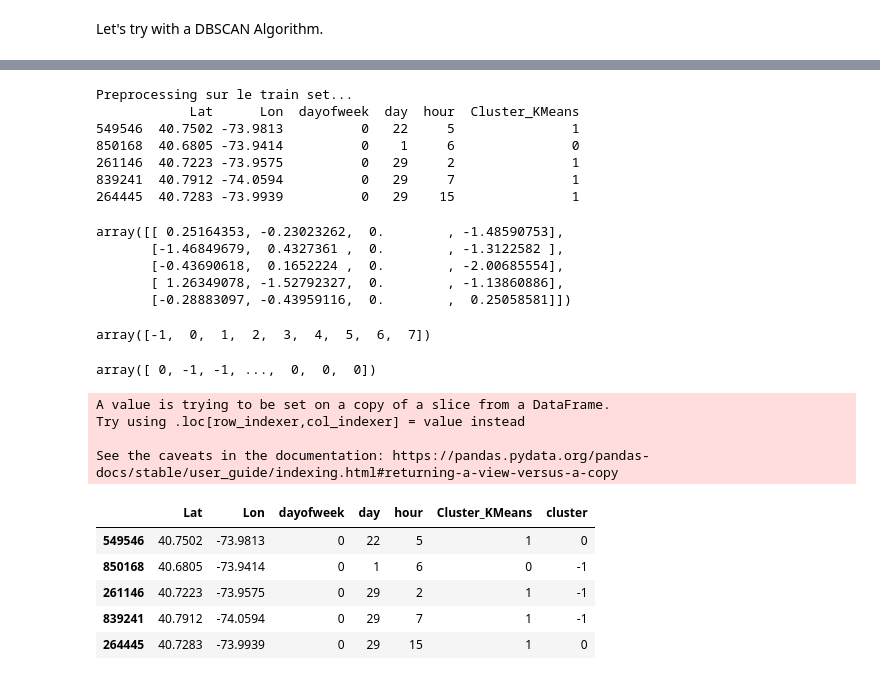
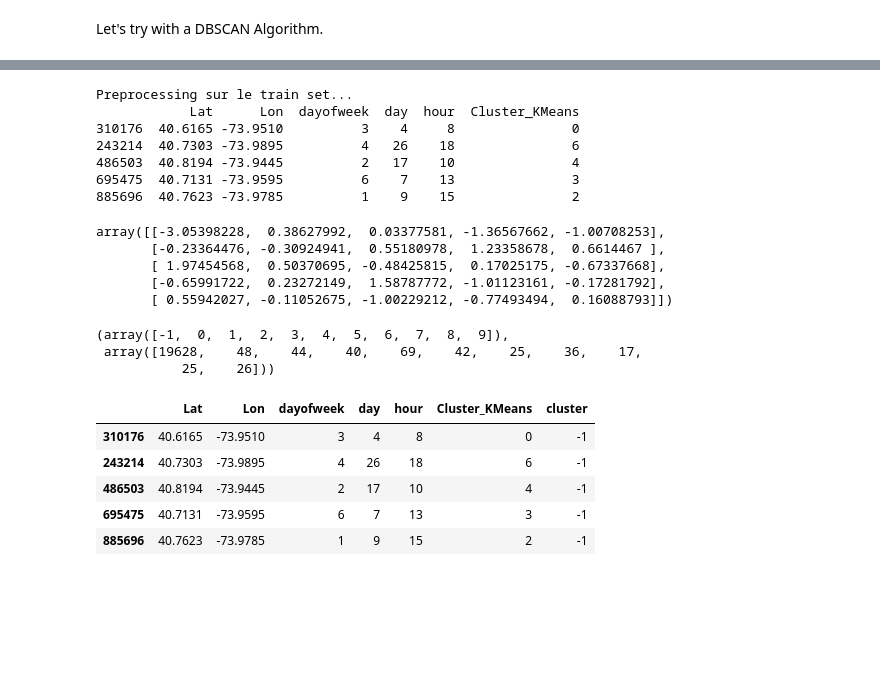
Before and after one commit to vchhauv/uber-pickups, a Jupyter notebook: uber-pickups.ipynb, the cells around one changed output, grey strips where cells are left out. Saved outputs shown, nothing was run; the diff lists cells and outputs as text; code cells hidden in the pictures; blank space fills up the shorter version.

```diff
--- a/uber-pickups.ipynb
+++ b/uber-pickups.ipynb
@@ -230,5 +200,5 @@ df_sample_0.head()
 # %%
-numeric_features = ["Lat", "Lon", "dayofweek", "hour"]
+numeric_features = ["Lat", "Lon", "dayofweek", "day", "hour"]
 
 numeric_transformer = Pipeline(steps=[
     ('scaler', StandardScaler())
@@ -240,44 +210,38 @@ preprocessor = ColumnTransformer(
 ])
 
 print("Preprocessing sur le train set...")
-print(df_sample_0.head())
-X = preprocessor.fit_transform(df_sample_0)
+print(df_sample.head())
+X = preprocessor.fit_transform(df_sample)
 X[:5]
 # %% [output]
 Preprocessing sur le train set...
             Lat      Lon  dayofweek  day  hour  Cluster_KMeans
-549546  40.7502 -73.9813          0   22     5               1
-850168  40.6805 -73.9414          0    1     6               0
-261146  40.7223 -73.9575          0   29     2               1
-839241  40.7912 -74.0594          0   29     7               1
-264445  40.7283 -73.9939          0   29    15               1
+310176  40.6165 -73.9510          3    4     8               0
+243214  40.7303 -73.9895          4   26    18               6
+486503  40.8194 -73.9445          2   17    10               4
+695475  40.7131 -73.9595          6    7    13               3
+885696  40.7623 -73.9785          1    9    15               2
-array([[ 0.25164353, -0.23023262,  0.        , -1.48590753],
-       [-1.46849679,  0.4327361 ,  0.        , -1.3122582 ],
-       [-0.43690618,  0.1652224 ,  0.        , -2.00685554],
-       [ 1.26349078, -1.52792327,  0.        , -1.13860886],
-       [-0.28883097, -0.43959116,  0.        ,  0.25058581]])
+array([[-3.05398228,  0.38627992,  0.03377581, -1.36567662, -1.00708253],
+       [-0.23364476, -0.30924941,  0.55180978,  1.23358678,  0.6614467 ],
+       [ 1.97454568,  0.50370695, -0.48425815,  0.17025175, -0.67337668],
+       [-0.65991722,  0.23272149,  1.58787772, -1.01123161, -0.17281792],
+       [ 0.55942027, -0.11052675, -1.00229212, -0.77493494,  0.16088793]])
 # %%
-db = DBSCAN(eps=0.3, min_samples=10, metric="manhattan")
+db = DBSCAN(eps=0.3, min_samples=25, metric="manhattan")
 db.fit(X)
 labels = db.labels_
-np.unique(labels)
+np.unique(db.labels_, return_counts=True)
 # %% [output]
-array([-1,  0,  1,  2,  3,  4,  5,  6,  7])
+(array([-1,  0,  1,  2,  3,  4,  5,  6,  7,  8,  9]),
+ array([19628,    48,    44,    40,    69,    42,    25,    36,    17,
+           25,    26]))
-# %%
-labels
-# %% [output]
-array([ 0, -1, -1, ...,  0,  0,  0])
 # %%
-df_sample_0.loc[:, "cluster"] = labels
-df_sample_0.head()
+df_sample.loc[:, "cluster"] = labels
+df_sample.head()
 # %% [output]
-A value is trying to be set on a copy of a slice from a DataFrame.
-Try using .loc[row_indexer,col_indexer] = value instead
-
-See the caveats in the documentation: https://pandas.pydata.org/pandas-docs/stable/user_guide/indexing.html#returning-a-view-versus-a-copy
 |  | Lat | Lon | dayofweek | day | hour | Cluster_KMeans | cluster |
-| 549546 | 40.7502 | -73.9813 | 0 | 22 | 5 | 1 | 0 |
-| 850168 | 40.6805 | -73.9414 | 0 | 1 | 6 | 0 | -1 |
-| 261146 | 40.7223 | -73.9575 | 0 | 29 | 2 | 1 | -1 |
-| 839241 | 40.7912 | -74.0594 | 0 | 29 | 7 | 1 | -1 |
-| 264445 | 40.7283 | -73.9939 | 0 | 29 | 15 | 1 | 0 |
+| 310176 | 40.6165 | -73.9510 | 3 | 4 | 8 | 0 | -1 |
+| 243214 | 40.7303 | -73.9895 | 4 | 26 | 18 | 6 | -1 |
+| 486503 | 40.8194 | -73.9445 | 2 | 17 | 10 | 4 | -1 |
+| 695475 | 40.7131 | -73.9595 | 6 | 7 | 13 | 3 | -1 |
+| 885696 | 40.7623 | -73.9785 | 1 | 9 | 15 | 2 | -1 |
```
Also changed, not shown: parts of 13 cells of this notebook.
